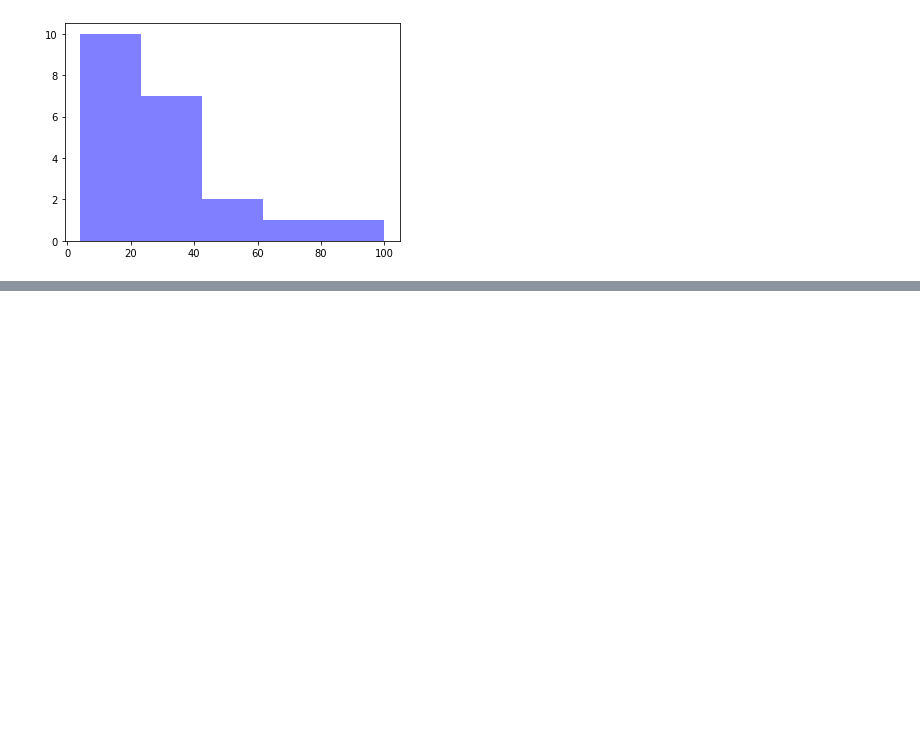
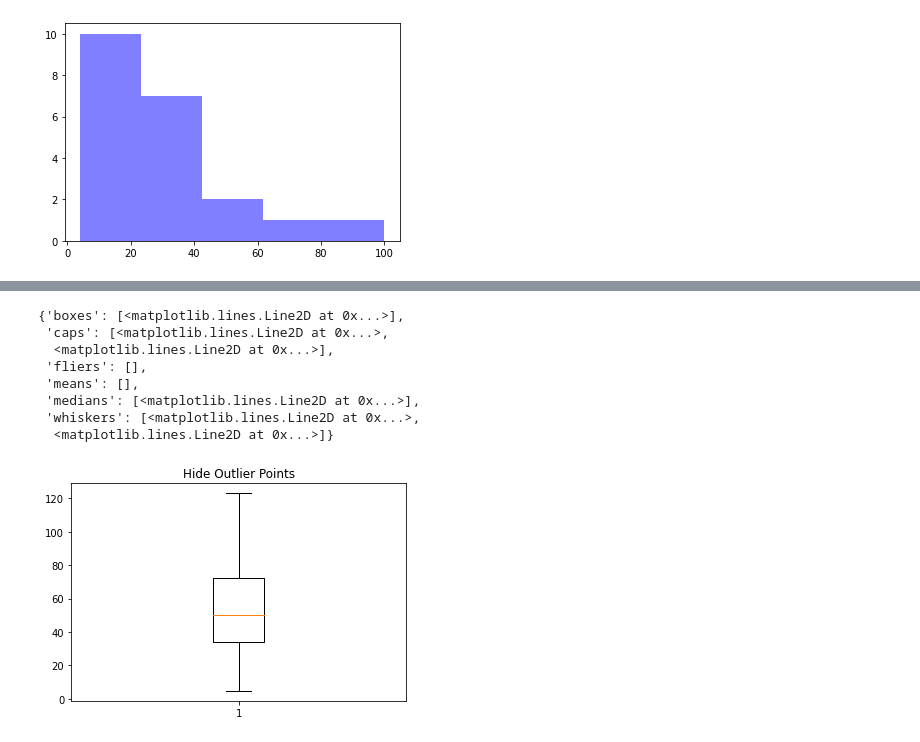
Before and after one commit to Rainbowpen/AI_and_security_2020, a Jupyter notebook: 20201014.ipynb, the cells around one changed output, grey strips where cells are left out. Cells and saved outputs as stored; diff of their text form; code cells hidden in the pictures; blank space fills up the shorter version.

```diff
--- a/20201014.ipynb
+++ b/20201014.ipynb
@@ -70,0 +130,14 @@ https://matplotlib.org/tutorials/introductory/pyplot.html
+# %%
+fig4, ax4 = plt.subplots()
+ax4.set_title('Hide Outlier Points')
+ax4.boxplot(data, showfliers=False)
+# %% [output]
+{'boxes': [<matplotlib.lines.Line2D at 0x...>],
+ 'caps': [<matplotlib.lines.Line2D at 0x...>,
+  <matplotlib.lines.Line2D at 0x...>],
+ 'fliers': [],
+ 'means': [],
+ 'medians': [<matplotlib.lines.Line2D at 0x...>],
+ 'whiskers': [<matplotlib.lines.Line2D at 0x...>,
+  <matplotlib.lines.Line2D at 0x...>]}
+[figure, added]
```
Also changed, not shown: parts of 16 cells of this notebook.
